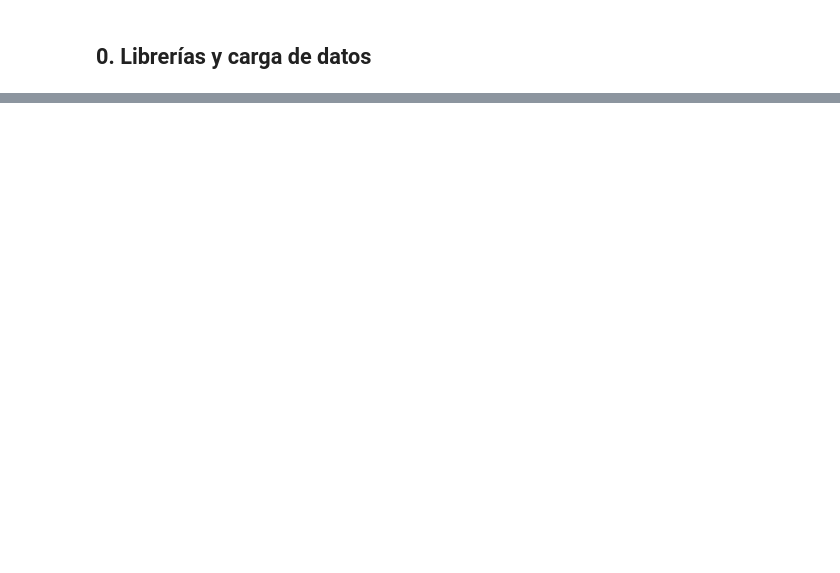
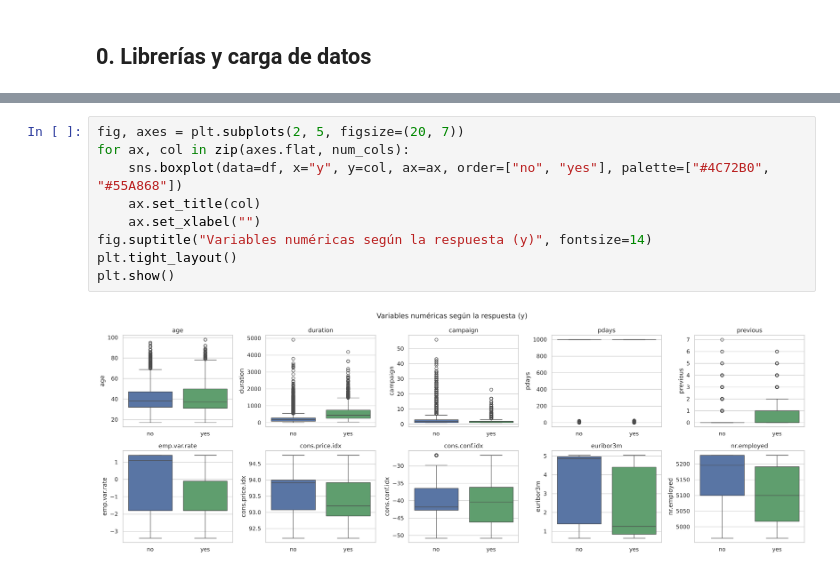
Before and after one commit to juliosalazar98/repositorio-TI26-Salazar, a Jupyter notebook: notebooks/01_EDA.ipynb, the cells around one changed output, grey strips where cells are left out. Drawn from its saved outputs; the diff is of its cells as text; blank space fills up the shorter version.

```diff
--- a/notebooks/01_EDA.ipynb
+++ b/notebooks/01_EDA.ipynb
@@ -70,0 +192,11 @@ Hallazgos que justifican el preprocesamiento.
+# %%
+fig, axes = plt.subplots(2, 5, figsize=(20, 7))
+for ax, col in zip(axes.flat, num_cols):
+    sns.boxplot(data=df, x="y", y=col, ax=ax, order=["no", "yes"], palette=["#4C72B0", "#55A868"])
+    ax.set_title(col)
+    ax.set_xlabel("")
+fig.suptitle("Variables numéricas según la respuesta (y)", fontsize=14)
+plt.tight_layout()
+plt.show()
+# %% [output]
+[figure, added]
```
Also changed, not shown: parts of 44 cells of this notebook.
